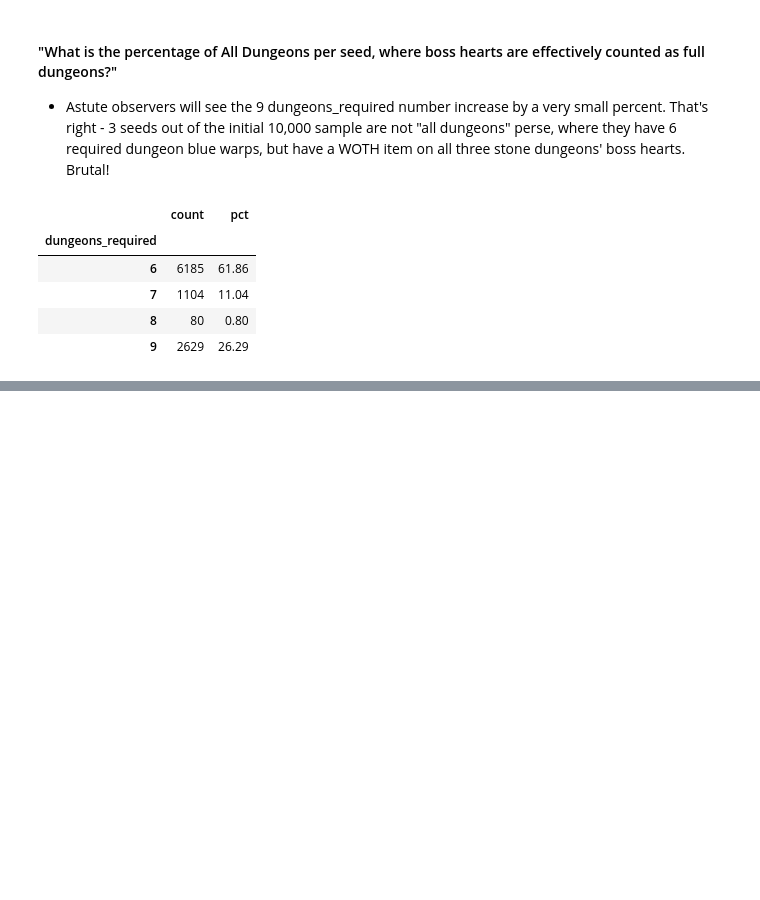
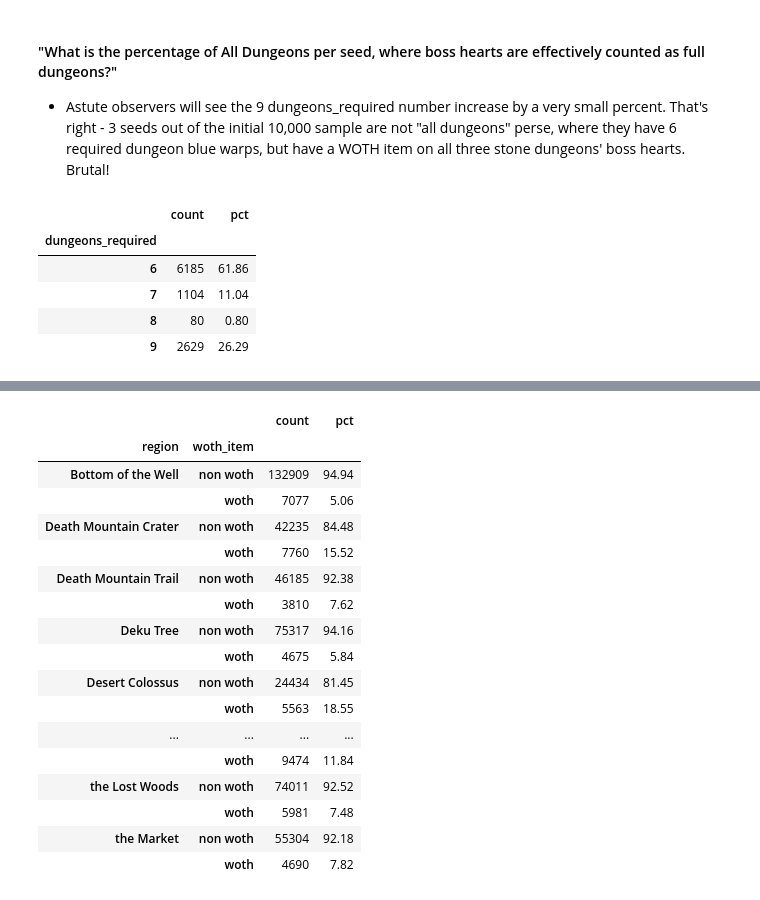
Before and after one commit to cleartonic/zootr_analytic, a Jupyter notebook: zootr_s4_analytic.ipynb, the cells around one changed output, grey strips where cells are left out. Drawn from its saved outputs; the diff is of its cells as text; code cells hidden in the pictures; blank space fills up the shorter version.

```diff
--- a/zootr_s4_analytic.ipynb
+++ b/zootr_s4_analytic.ipynb
@@ -384,0 +491,21 @@ b11_2()
+# %%
+b13()
+# %% [output]
+|  |  | count | pct |
+| region | woth_item |  |  |
+| Bottom of the Well | non woth | 132909 | 94.94 |
+|  | woth | 7077 | 5.06 |
+| Death Mountain Crater | non woth | 42235 | 84.48 |
+|  | woth | 7760 | 15.52 |
+| Death Mountain Trail | non woth | 46185 | 92.38 |
+|  | woth | 3810 | 7.62 |
+| Deku Tree | non woth | 75317 | 94.16 |
+|  | woth | 4675 | 5.84 |
+| Desert Colossus | non woth | 24434 | 81.45 |
+|  | woth | 5563 | 18.55 |
+| ... | ... | ... | ... |
+|  | woth | 9474 | 11.84 |
+| the Lost Woods | non woth | 74011 | 92.52 |
+|  | woth | 5981 | 7.48 |
+| the Market | non woth | 55304 | 92.18 |
+|  | woth | 4690 | 7.82 |
```
Also changed, not shown: parts of 11 cells of this notebook, 1 other file.
